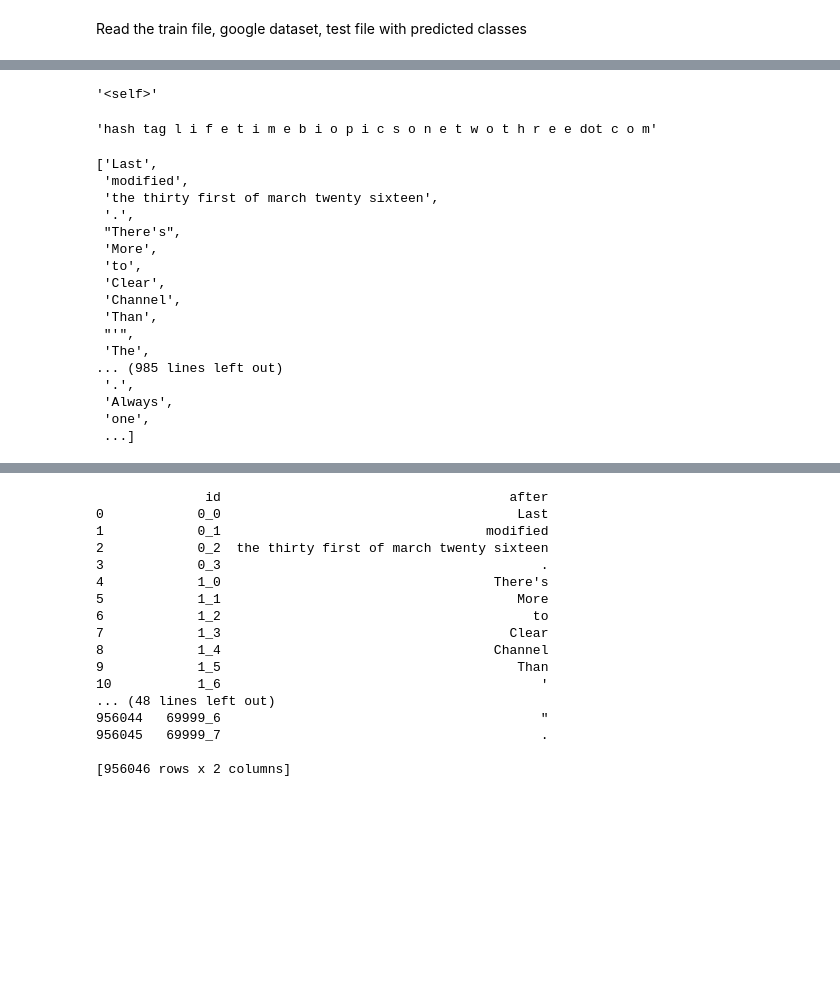
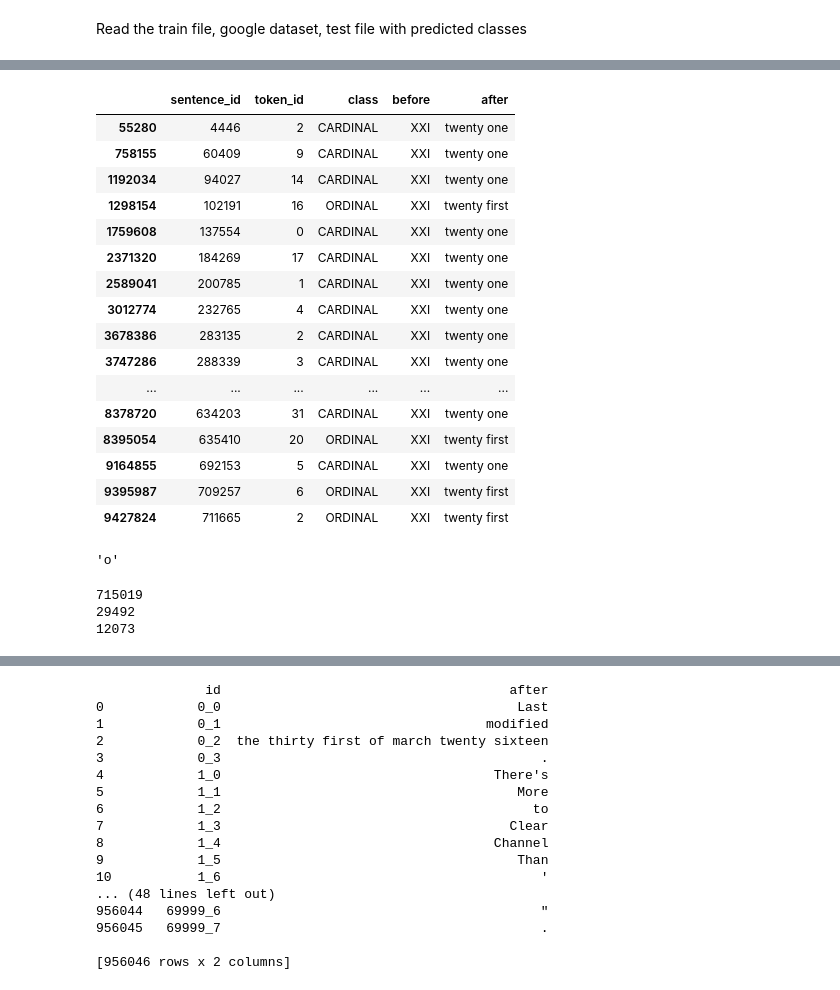
Before and after one commit to afcarl/Kaggle-TextNormalisation, a Jupyter notebook: ClassPred_Functions_Dict.ipynb, the cells around one changed output, grey strips where cells are left out. Drawn from its saved outputs; the diff is of its cells as text; code cells hidden in the pictures; blank space fills up the shorter version.

```diff
--- a/ClassPred_Functions_Dict.ipynb
+++ b/ClassPred_Functions_Dict.ipynb
@@ -293,3 +173,23 @@ test[test['class'] == 'ELECTRONIC'].tail(10)
+# %%
+train[train['before'] == 'XXI'].head(50)
+# %% [output]
+|  | sentence_id | token_id | class | before | after |
+| 55280 | 4446 | 2 | CARDINAL | XXI | twenty one |
+| 758155 | 60409 | 9 | CARDINAL | XXI | twenty one |
+| 1192034 | 94027 | 14 | CARDINAL | XXI | twenty one |
+| 1298154 | 102191 | 16 | ORDINAL | XXI | twenty first |
+| 1759608 | 137554 | 0 | CARDINAL | XXI | twenty one |
+| 2371320 | 184269 | 17 | CARDINAL | XXI | twenty one |
+| 2589041 | 200785 | 1 | CARDINAL | XXI | twenty one |
+| 3012774 | 232765 | 4 | CARDINAL | XXI | twenty one |
+| 3678386 | 283135 | 2 | CARDINAL | XXI | twenty one |
+| 3747286 | 288339 | 3 | CARDINAL | XXI | twenty one |
+| ... | ... | ... | ... | ... | ... |
+| 8378720 | 634203 | 31 | CARDINAL | XXI | twenty one |
+| 8395054 | 635410 | 20 | ORDINAL | XXI | twenty first |
+| 9164855 | 692153 | 5 | CARDINAL | XXI | twenty one |
+| 9395987 | 709257 | 6 | ORDINAL | XXI | twenty first |
+| 9427824 | 711665 | 2 | ORDINAL | XXI | twenty first |
 # %%
 # f = open("dict.pkl","wb")
 # pickle.dump(counter_dict,f)
@@ -297,9 +197,7 @@ test[test['class'] == 'ELECTRONIC'].tail(10)
 
 p1 = pickle.load(open('dict.pkl', 'rb'))
 
-p1['the']
+# p1['the']
-# %% [output]
-'<self>'
 # %%
 # import os
 
@@ -682,8 +860,3 @@ def digit(x):
         return result_string
     except:
         return(x)
-# %%
- x = '#LifetimeBiopics123.com'
-electronic(x)
-# %% [output]
-'hash tag l i f e t i m e b i o p i c s o n e t w o t h r e e dot c o m'
@@ -736,20 +863,7 @@ for i in range(test.shape[0]):
-# %%
-after
-# %% [output]
-['Last',
- 'modified',
- 'the thirty first of march twenty sixteen',
- '.',
- "There's",
- 'More',
- 'to',
- 'Clear',
- 'Channel',
- 'Than',
- "'",
- 'The',
-... (985 lines left out)
- '.',
- 'Always',
- 'one',
- ...]
+# %%
+x = '3.3/km²'
+measure(x)
+x = '0'
+cardinal(x)
+# %% [output]
+'o'
@@ -755,0 +979,8 @@ after
+# %%
+print(count_train)
+print(count_pkl)
+print(count_mine)
+# %% [output]
+715019
+29492
+12073
```
Also changed, not shown: parts of 31 cells of this notebook, 2 other files.
